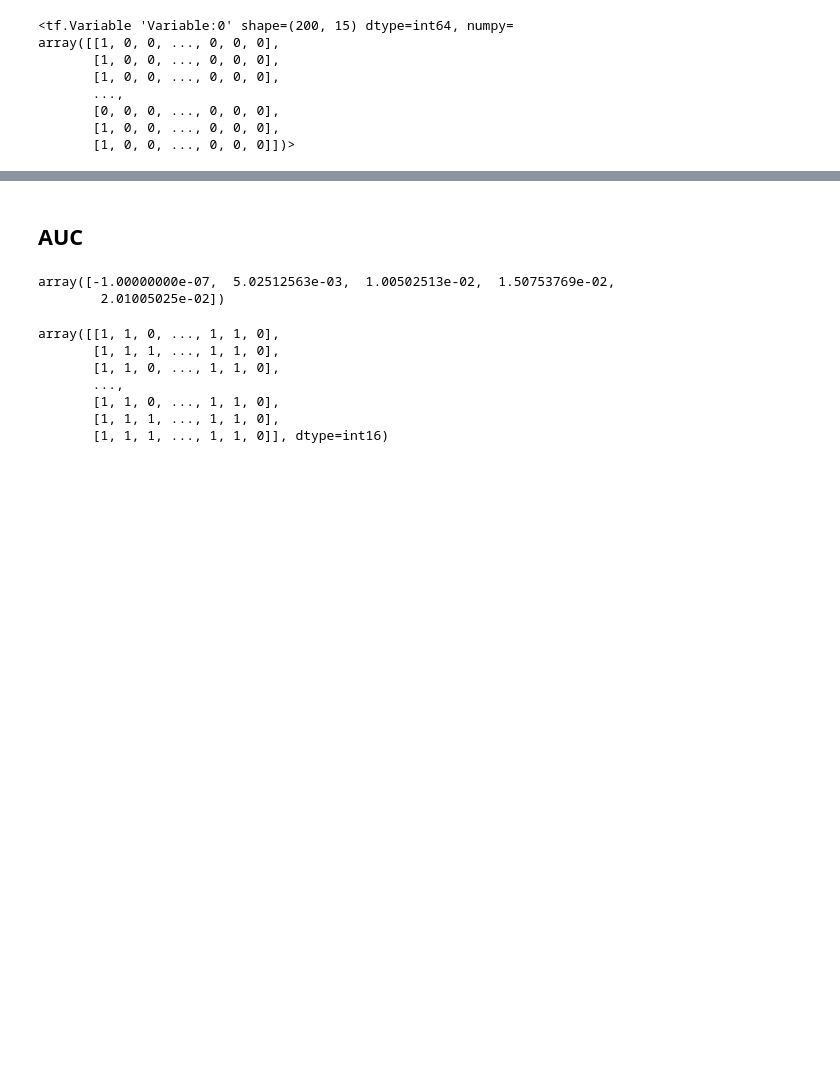
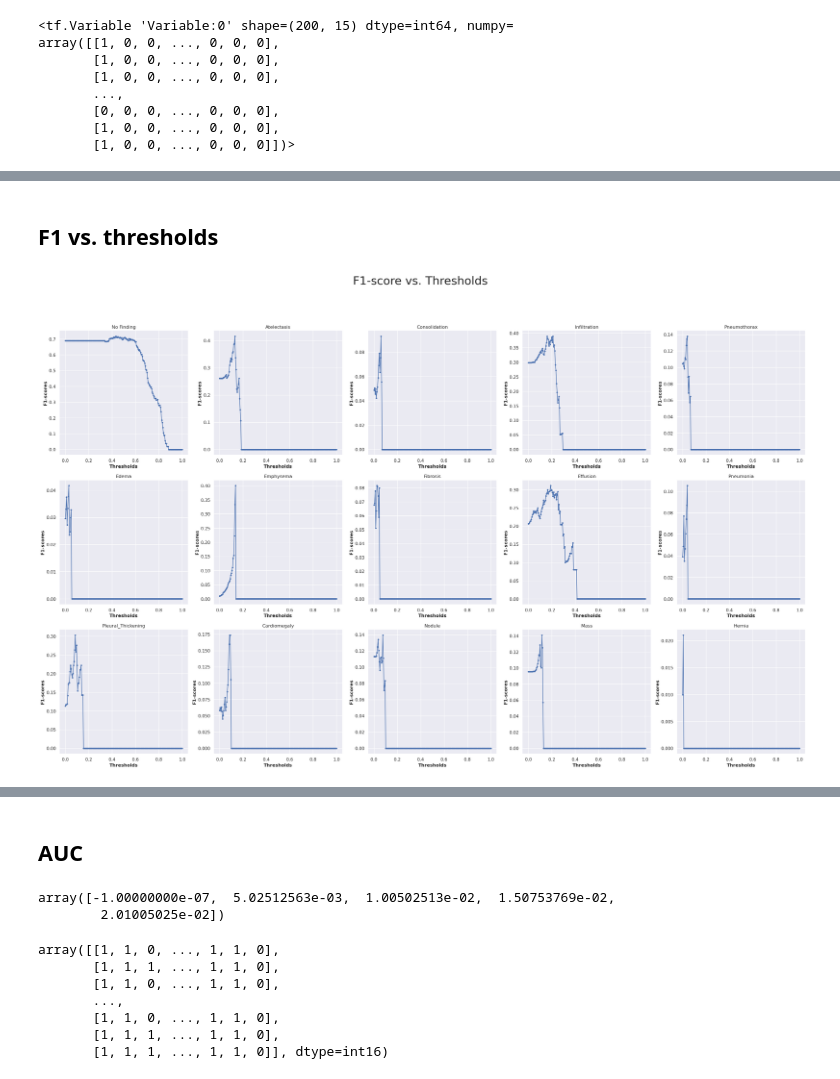
Before and after one commit to chonsawat/ChestXray-14, a Jupyter notebook: Check_AUC.ipynb, the cells around one changed output, grey strips where cells are left out. Drawn from its saved outputs; the diff is of its cells as text; code cells hidden in the pictures; blank space fills up the shorter version.

Commit message:
Plot F1-scores vs. Threholds & ROC Cruves

```diff
--- a/Check_AUC.ipynb
+++ b/Check_AUC.ipynb
@@ -85,0 +96,14 @@ m.result().numpy()
+# %%
+def plot_compare_split(dictionary, name, x_label, y_label):
+    fig = plt.figure(figsize=(35,20))
+    fig.suptitle(name, fontsize=30)
+    for i, (label, value) in enumerate(dictionary.items()):
+        x, y = zip(*value)
+
+        plt.subplot(3, 5, i+1)
+        plt.plot(x, y, marker='.', label=label)
+
+        plt.title(label)
+        plt.xlabel(x_label, fontweight='bold')
+        plt.ylabel(y_label, fontweight='bold')
+    plt.show()
@@ -85,0 +122,19 @@ m.result().numpy()
+# %% [markdown]
+## F1 vs. thresholds
+# %%
+thresholds = m._thresholds
+
+f1_thresholds_dict = dict()
+true_positives, true_negatives, false_positives, false_negatives = m.variables
+for i_thresh, (tps, tns, fps, fns) in enumerate(zip(true_positives, true_negatives, false_positives, false_negatives)):
+    for label, tp, tn, fp, fn in zip(LABELS, tps, tns, fps, fns):
+        tp, tn, fp, fn = tp.numpy(), tn.numpy(), fp.numpy(), fn.numpy()
+        f1_score = 2*tp / (2*tp + fp + fn)
+        try:
+            f1_thresholds_dict[label].append((thresholds[i_thresh], f1_score))
+        except:
+            f1_thresholds_dict[label] = [(thresholds[i_thresh], f1_score)]
+# %%
+plot_compare_split(f1_thresholds_dict, name="F1-score vs. Thresholds", x_label='Thresholds', y_label='F1-scores')
+# %% [output]
+[figure, added]
```
Also changed, not shown: parts of 17 cells of this notebook.
